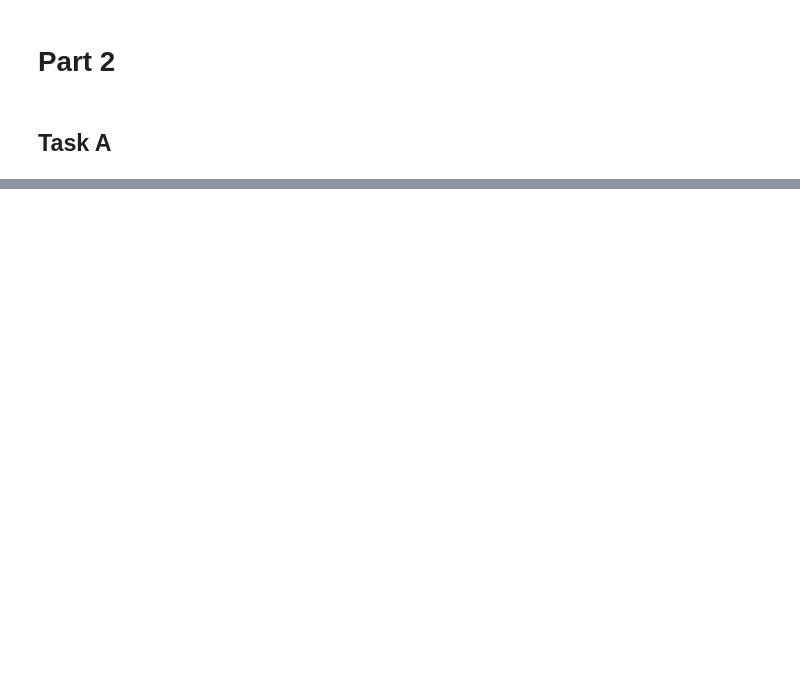
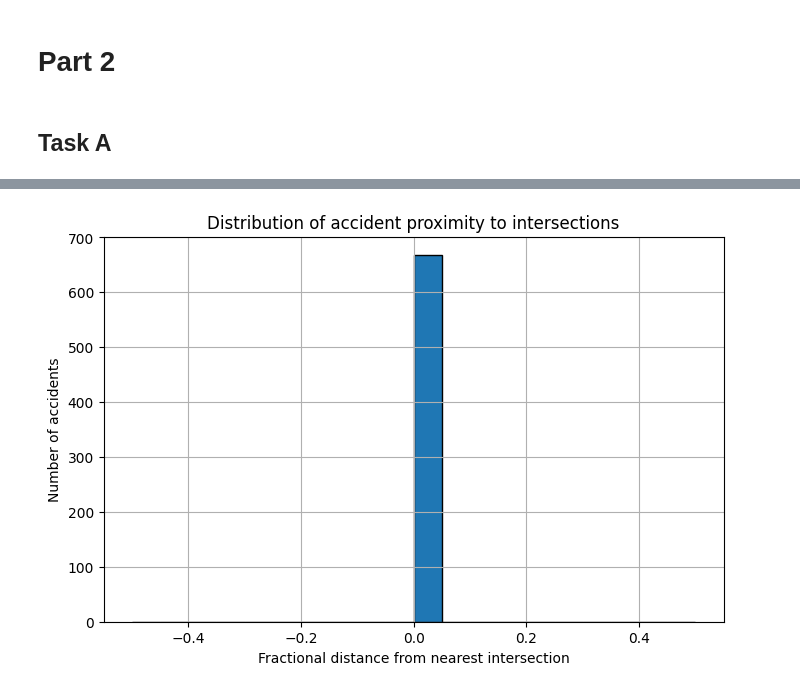
Before and after one commit to wszfln/Network-Data-Analysis-Assessment, a Jupyter notebook: part2.ipynb, the cells around one changed output, grey strips where cells are left out. Drawn from its saved outputs; the diff is of its cells as text; code cells hidden in the pictures; blank space fills up the shorter version.

```diff
--- a/part2.ipynb
+++ b/part2.ipynb
@@ -114,0 +175,42 @@ Task A Final Result
+# %%
+from shapely.geometry import Point as ShapelyPoint
+
+# Investigate whether accidents occur nearer to intersections or partway along roads
+gdf_edges = gdf_edges.to_crs(gdf.crs)
+net = spgh.Network(in_data=gdf_edges)
+snapped_points = [tuple(point.coords)[0] for point in gdf_clipped.geometry]
+ids = list(range(len(snapped_points)))
+pp = spgh.PointPattern(gdf_clipped)
+net.snapobservations(gdf_clipped, name='accidents', attribute=True)
+edges_gdf = spgh.element_as_gdf(net, pp_name='accidents')
+pp = net.pointpatterns["accidents"]
+snapped_coords = pp.snapped_coordinates
+obs_to_arc = pp.obs_to_arc
+
+fractions = []
+for snapped_point, edge_id in obs_to_arc.items():
+    if isinstance(edge_id, dict):
+        edge_id = list(edge_id.keys())[0]
+    try:
+        edge_geom = edges_gdf.loc[edge_id, 'geometry']
+        seg_length = edge_geom.length
+        start = edge_geom.coords[0]
+        end = edge_geom.coords[-1]
+        dist_to_start = ShapelyPoint(snapped_point).distance(ShapelyPoint(start))
+        dist_to_end = ShapelyPoint(snapped_point).distance(ShapelyPoint(end))
+        frac = min(dist_to_start, dist_to_end) / seg_length if seg_length > 0 else 0
+        fractions.append(frac)
+    except Exception as e:
+        print("Skipping due to error:", e)
+        continue
+
+# Visualization
+plt.figure(figsize=(8, 5))
+plt.hist(fractions, bins=20, edgecolor='black')
+plt.xlabel('Fractional distance from nearest intersection')
+plt.ylabel('Number of accidents')
+plt.title('Distribution of accident proximity to intersections')
+plt.grid(True)
+plt.show()
+# %% [output]
+[figure, added]
```
Also changed, not shown: parts of 4 cells of this notebook, 3 other files.
